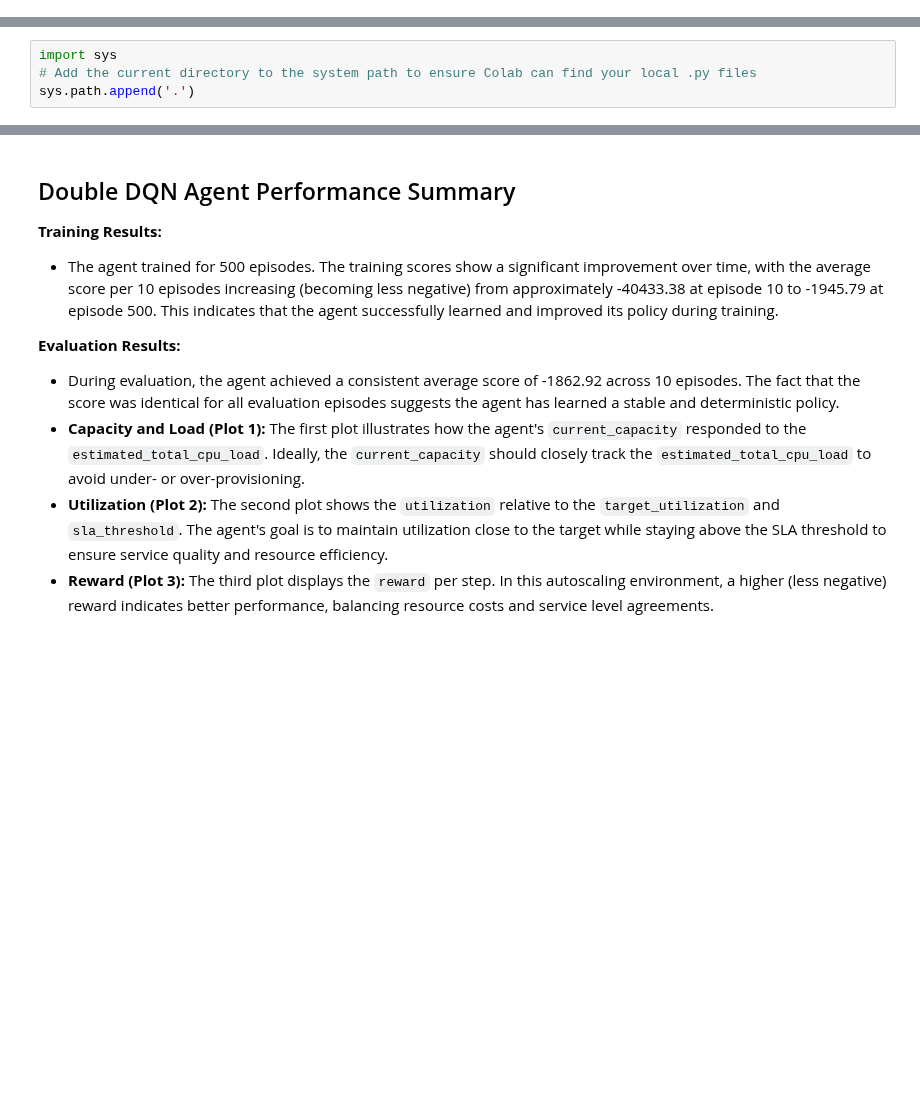
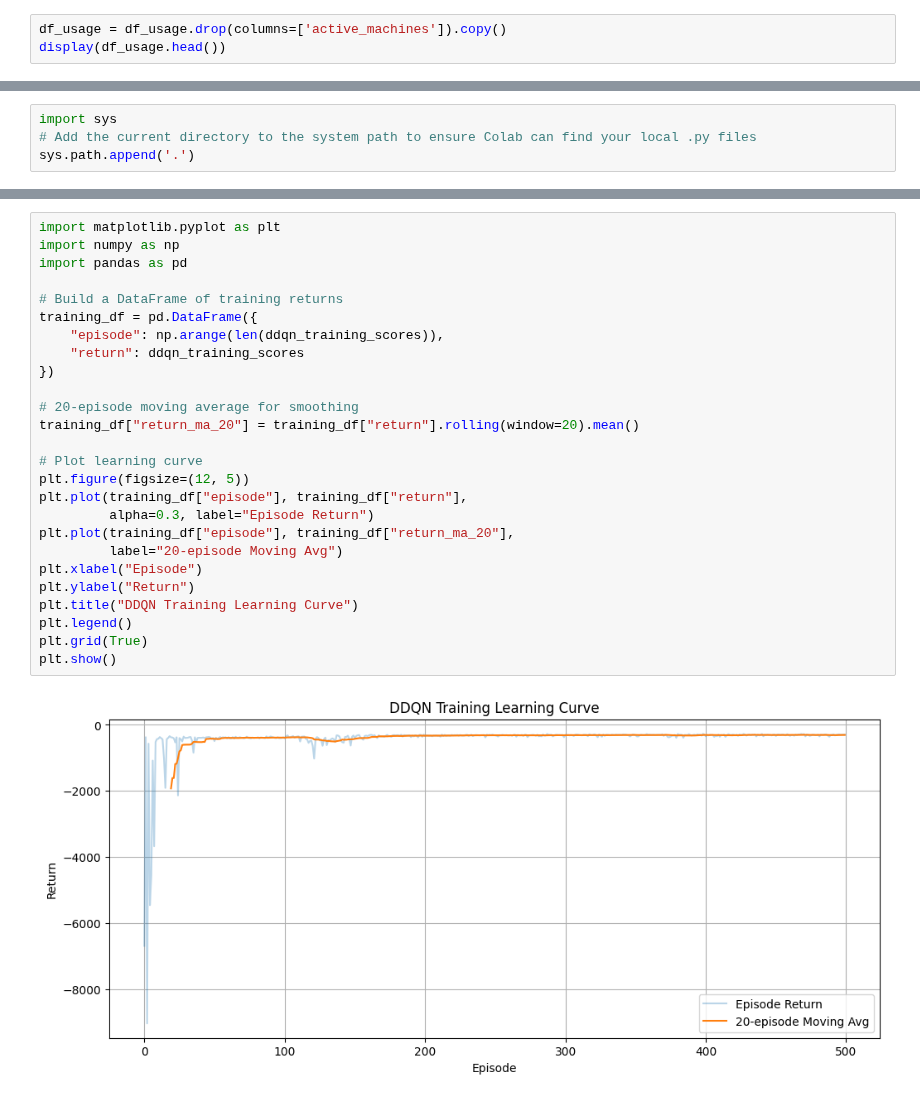
Before and after one commit to rah-ds/Cloud-Autoscaling-using-RL, a Jupyter notebook: notebooks/Experiment_Double_DQN.ipynb, the cells around one changed output, grey strips where cells are left out. Cells and saved outputs as stored; diff of their text form; blank space fills up the shorter version.

```diff
--- a/notebooks/Experiment_Double_DQN.ipynb
+++ b/notebooks/Experiment_Double_DQN.ipynb
@@ -68,3 +68,6 @@ display(df_usage.head())
 | 2 | 1970-01-01 00:07:00+00:00 | 0.003070 | 0.002770 | 4167 |
 | 3 | 1970-01-01 00:08:00+00:00 | 0.001950 | 0.001823 | 4338 |
 | 4 | 1970-01-01 00:09:00+00:00 | 0.001689 | 0.001468 | 5545 |
+# %%
+df_usage = df_usage.drop(columns=['active_machines']).copy()
+display(df_usage.head())
@@ -176,11 +147,28 @@ Average Evaluation Score over 10 episodes: -1862.92
-# %% [markdown]
-## Double DQN Agent Performance Summary
-
-**Training Results:**
-*   The agent trained for 500 episodes. The training scores show a significant improvement over time, with the average score per 10 episodes increasing (becoming less negative) from approximately -40433.38 at episode 10 to -1945.79 at episode 500. This indicates that the agent successfully learned and improved its policy during training.
-
-**Evaluation Results:**
-*   During evaluation, the agent achieved a consistent average score of -1862.92 across 10 episodes. The fact that the score was identical for all evaluation episodes suggests the agent has learned a stable and deterministic policy.
-*   **Capacity and Load (Plot 1):** The first plot illustrates how the agent's `current_capacity` responded to the `estimated_total_cpu_load`. Ideally, the `current_capacity` should closely track the `estimated_total_cpu_load` to avoid under- or over-provisioning.
-*   **Utilization (Plot 2):** The second plot shows the `utilization` relative to the `target_utilization` and `sla_threshold`. The agent's goal is to maintain utilization close to the target while staying above the SLA threshold to ensure service quality and resource efficiency.
-*   **Reward (Plot 3):** The third plot displays the `reward` per step. In this autoscaling environment, a higher (less negative) reward indicates better performance, balancing resource costs and service level agreements.
+# %%
+import matplotlib.pyplot as plt
+import numpy as np
+import pandas as pd
+
+# Build a DataFrame of training returns
+training_df = pd.DataFrame({
+    "episode": np.arange(len(ddqn_training_scores)),
+    "return": ddqn_training_scores
+})
+
+# 20-episode moving average for smoothing
+training_df["return_ma_20"] = training_df["return"].rolling(window=20).mean()
+
+# Plot learning curve
+plt.figure(figsize=(12, 5))
+plt.plot(training_df["episode"], training_df["return"],
+         alpha=0.3, label="Episode Return")
+plt.plot(training_df["episode"], training_df["return_ma_20"],
+         label="20-episode Moving Avg")
+plt.xlabel("Episode")
+plt.ylabel("Return")
+plt.title("DDQN Training Learning Curve")
+plt.legend()
+plt.grid(True)
+plt.show()
+# %% [output]
+[figure, added]
```
Also changed, not shown: parts of 8 cells of this notebook.
